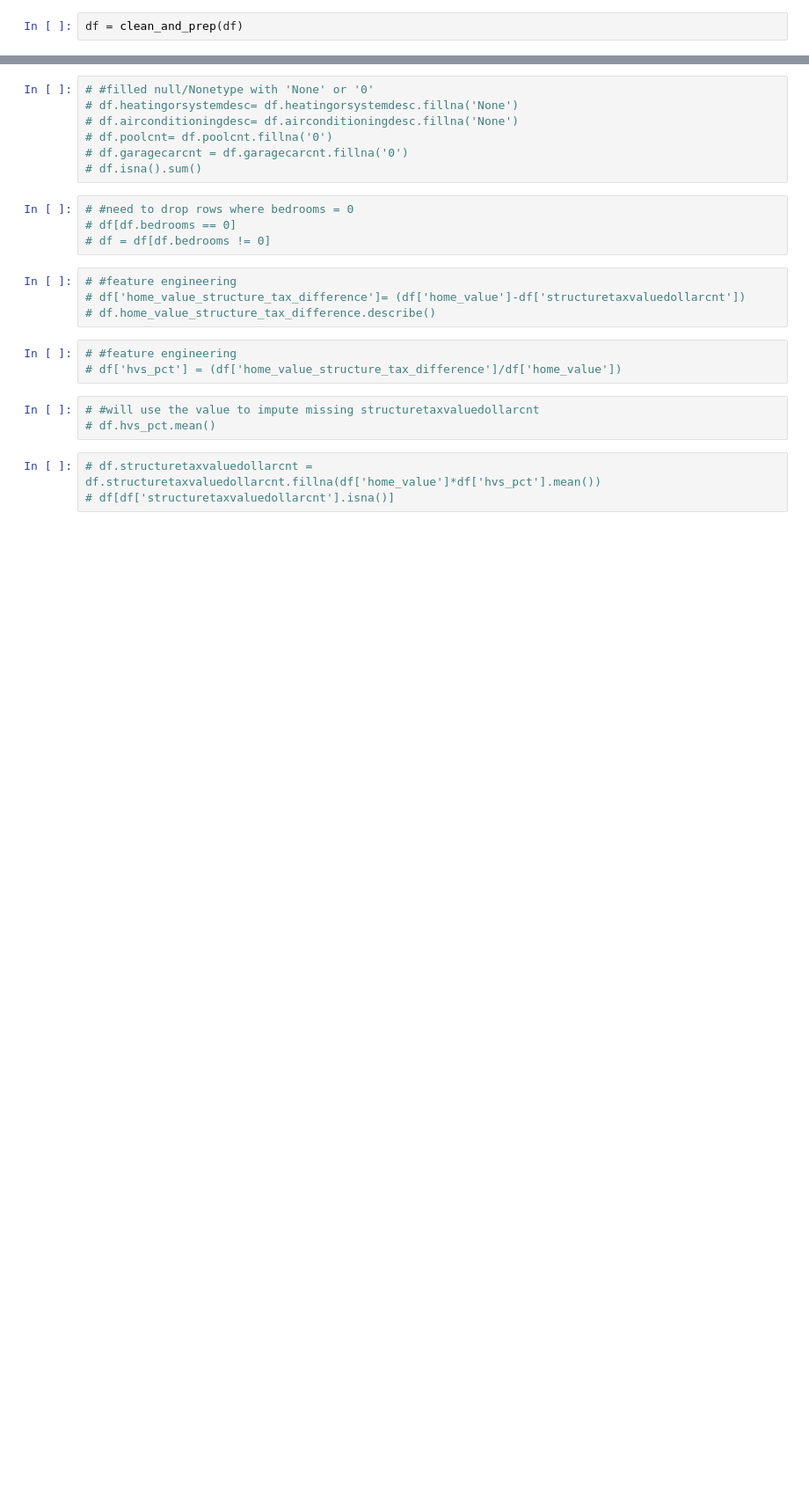
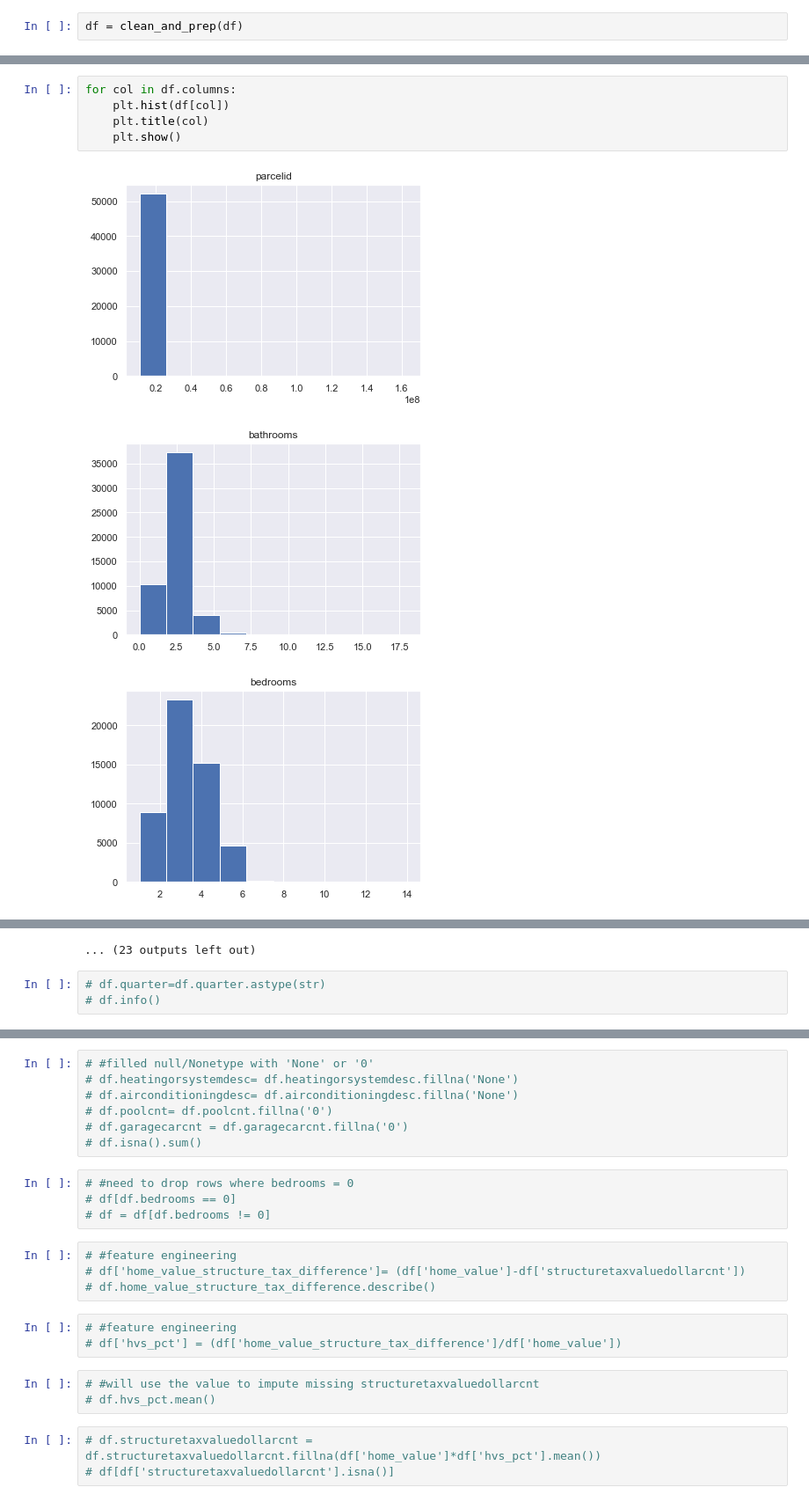
Before and after one commit to tim-keriazes/clustering_exercises, a Jupyter notebook: clustering_exercises_wrangle.ipynb, the cells around one changed output, grey strips where cells are left out. Shown at 88% size. Cells and saved outputs as stored; diff of their text form; blank space fills up the shorter version.

```diff
--- a/clustering_exercises_wrangle.ipynb
+++ b/clustering_exercises_wrangle.ipynb
@@ -713,0 +777,9 @@ dtype: int64
+# %%
+for col in df.columns:
+    plt.hist(df[col])
+    plt.title(col)
+    plt.show()
+# %% [output]
+[figure, added]
+[figure, added]
+[figure, added]
@@ -713,0 +795,4 @@ dtype: int64
+... (23 outputs left out)
+# %%
+# df.quarter=df.quarter.astype(str)
+# df.info()
```
Also changed, not shown: parts of 51 cells of this notebook.
